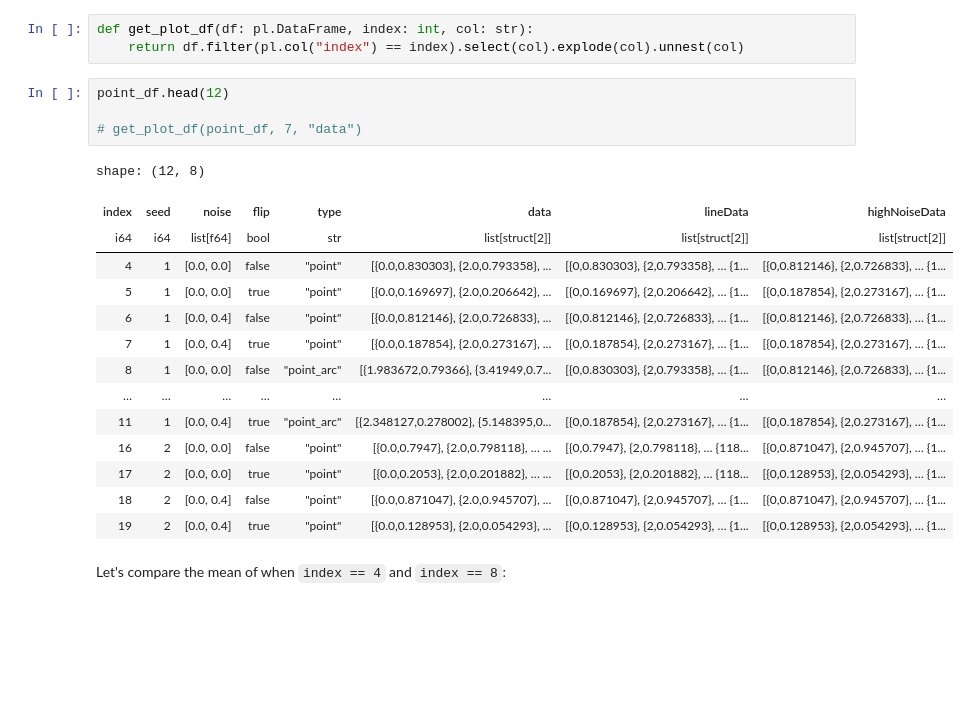
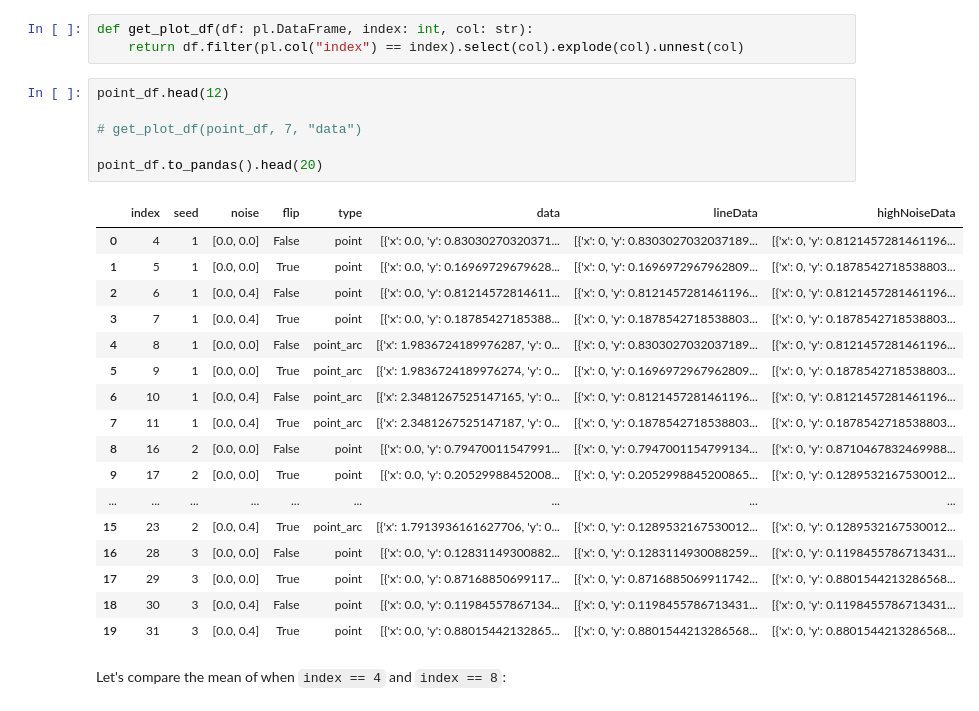
Before and after one commit to mika-long/vis-decode-analysis, a Jupyter notebook: analysis/moritz/Stimuli.ipynb, the cells around one changed output. Saved outputs shown, nothing was run; the diff lists cells and outputs as text; blank space fills up the shorter version.

```diff
--- a/analysis/moritz/Stimuli.ipynb
+++ b/analysis/moritz/Stimuli.ipynb
@@ -141,22 +141,27 @@ def get_plot_df(df: pl.DataFrame, index: int, col: str):
 # %%
 point_df.head(12)
 
 # get_plot_df(point_df, 7, "data")
+
+point_df.to_pandas().head(20)
 # %% [output]
-shape: (12, 8)
-| index | seed | noise | flip | type | data | lineData | highNoiseData |
-| i64 | i64 | list[f64] | bool | str | list[struct[2]] | list[struct[2]] | list[struct[2]] |
-| 4 | 1 | [0.0, 0.0] | false | "point" | [{0.0,0.830303}, {2.0,0.793358}, ... | [{0,0.830303}, {2,0.793358}, … {1... | [{0,0.812146}, {2,0.726833}, … {1... |
-| 5 | 1 | [0.0, 0.0] | true | "point" | [{0.0,0.169697}, {2.0,0.206642}, ... | [{0,0.169697}, {2,0.206642}, … {1... | [{0,0.187854}, {2,0.273167}, … {1... |
-| 6 | 1 | [0.0, 0.4] | false | "point" | [{0.0,0.812146}, {2.0,0.726833}, ... | [{0,0.812146}, {2,0.726833}, … {1... | [{0,0.812146}, {2,0.726833}, … {1... |
-| 7 | 1 | [0.0, 0.4] | true | "point" | [{0.0,0.187854}, {2.0,0.273167}, ... | [{0,0.187854}, {2,0.273167}, … {1... | [{0,0.187854}, {2,0.273167}, … {1... |
-| 8 | 1 | [0.0, 0.0] | false | "point_arc" | [{1.983672,0.79366}, {3.41949,0.7... | [{0,0.830303}, {2,0.793358}, … {1... | [{0,0.812146}, {2,0.726833}, … {1... |
-| … | … | … | … | … | … | … | … |
-| 11 | 1 | [0.0, 0.4] | true | "point_arc" | [{2.348127,0.278002}, {5.148395,0... | [{0,0.187854}, {2,0.273167}, … {1... | [{0,0.187854}, {2,0.273167}, … {1... |
-| 16 | 2 | [0.0, 0.0] | false | "point" | [{0.0,0.7947}, {2.0,0.798118}, … ... | [{0,0.7947}, {2,0.798118}, … {118... | [{0,0.871047}, {2,0.945707}, … {1... |
-| 17 | 2 | [0.0, 0.0] | true | "point" | [{0.0,0.2053}, {2.0,0.201882}, … ... | [{0,0.2053}, {2,0.201882}, … {118... | [{0,0.128953}, {2,0.054293}, … {1... |
-| 18 | 2 | [0.0, 0.4] | false | "point" | [{0.0,0.871047}, {2.0,0.945707}, ... | [{0,0.871047}, {2,0.945707}, … {1... | [{0,0.871047}, {2,0.945707}, … {1... |
-| 19 | 2 | [0.0, 0.4] | true | "point" | [{0.0,0.128953}, {2.0,0.054293}, ... | [{0,0.128953}, {2,0.054293}, … {1... | [{0,0.128953}, {2,0.054293}, … {1... |
+|  | index | seed | noise | flip | type | data | lineData | highNoiseData |
+| 0 | 4 | 1 | [0.0, 0.0] | False | point | [{'x': 0.0, 'y': 0.83030270320371... | [{'x': 0, 'y': 0.8303027032037189... | [{'x': 0, 'y': 0.8121457281461196... |
+| 1 | 5 | 1 | [0.0, 0.0] | True | point | [{'x': 0.0, 'y': 0.16969729679628... | [{'x': 0, 'y': 0.1696972967962809... | [{'x': 0, 'y': 0.1878542718538803... |
+| 2 | 6 | 1 | [0.0, 0.4] | False | point | [{'x': 0.0, 'y': 0.81214572814611... | [{'x': 0, 'y': 0.8121457281461196... | [{'x': 0, 'y': 0.8121457281461196... |
+| 3 | 7 | 1 | [0.0, 0.4] | True | point | [{'x': 0.0, 'y': 0.18785427185388... | [{'x': 0, 'y': 0.1878542718538803... | [{'x': 0, 'y': 0.1878542718538803... |
+| 4 | 8 | 1 | [0.0, 0.0] | False | point_arc | [{'x': 1.9836724189976287, 'y': 0... | [{'x': 0, 'y': 0.8303027032037189... | [{'x': 0, 'y': 0.8121457281461196... |
+| 5 | 9 | 1 | [0.0, 0.0] | True | point_arc | [{'x': 1.9836724189976274, 'y': 0... | [{'x': 0, 'y': 0.1696972967962809... | [{'x': 0, 'y': 0.1878542718538803... |
+| 6 | 10 | 1 | [0.0, 0.4] | False | point_arc | [{'x': 2.3481267525147165, 'y': 0... | [{'x': 0, 'y': 0.8121457281461196... | [{'x': 0, 'y': 0.8121457281461196... |
+| 7 | 11 | 1 | [0.0, 0.4] | True | point_arc | [{'x': 2.3481267525147187, 'y': 0... | [{'x': 0, 'y': 0.1878542718538803... | [{'x': 0, 'y': 0.1878542718538803... |
+| 8 | 16 | 2 | [0.0, 0.0] | False | point | [{'x': 0.0, 'y': 0.79470011547991... | [{'x': 0, 'y': 0.7947001154799134... | [{'x': 0, 'y': 0.8710467832469988... |
+| 9 | 17 | 2 | [0.0, 0.0] | True | point | [{'x': 0.0, 'y': 0.20529988452008... | [{'x': 0, 'y': 0.2052998845200865... | [{'x': 0, 'y': 0.1289532167530012... |
+| ... | ... | ... | ... | ... | ... | ... | ... | ... |
+| 15 | 23 | 2 | [0.0, 0.4] | True | point_arc | [{'x': 1.7913936161627706, 'y': 0... | [{'x': 0, 'y': 0.1289532167530012... | [{'x': 0, 'y': 0.1289532167530012... |
+| 16 | 28 | 3 | [0.0, 0.0] | False | point | [{'x': 0.0, 'y': 0.12831149300882... | [{'x': 0, 'y': 0.1283114930088259... | [{'x': 0, 'y': 0.1198455786713431... |
+| 17 | 29 | 3 | [0.0, 0.0] | True | point | [{'x': 0.0, 'y': 0.87168850699117... | [{'x': 0, 'y': 0.8716885069911742... | [{'x': 0, 'y': 0.8801544213286568... |
+| 18 | 30 | 3 | [0.0, 0.4] | False | point | [{'x': 0.0, 'y': 0.11984557867134... | [{'x': 0, 'y': 0.1198455786713431... | [{'x': 0, 'y': 0.1198455786713431... |
+| 19 | 31 | 3 | [0.0, 0.4] | True | point | [{'x': 0.0, 'y': 0.88015442132865... | [{'x': 0, 'y': 0.8801544213286568... | [{'x': 0, 'y': 0.8801544213286568... |
 # %% [markdown]
 Let's compare the mean of when `index == 4` and `index == 8`:
 # %%
```
Also changed, not shown: 1 other file.
